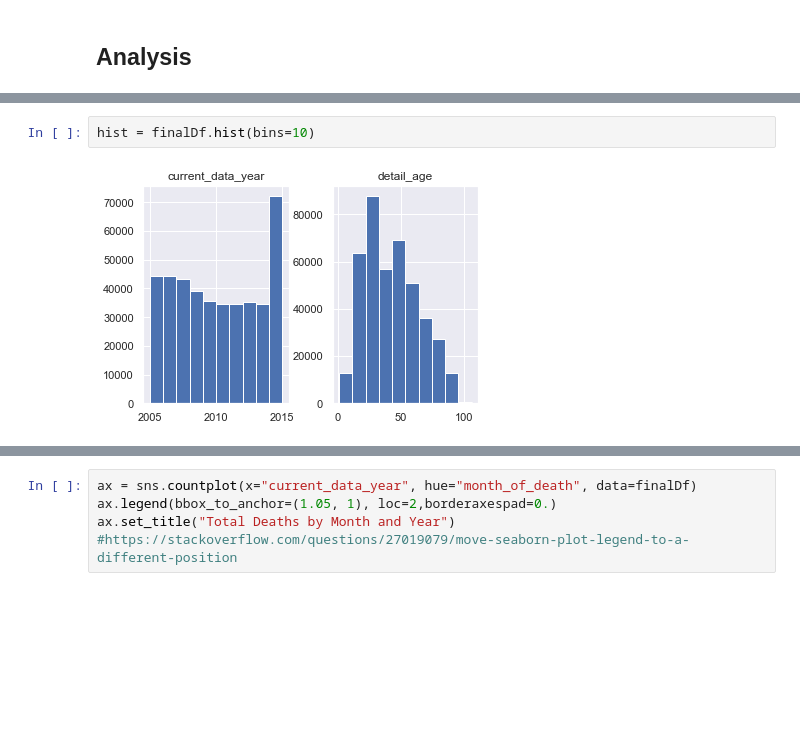
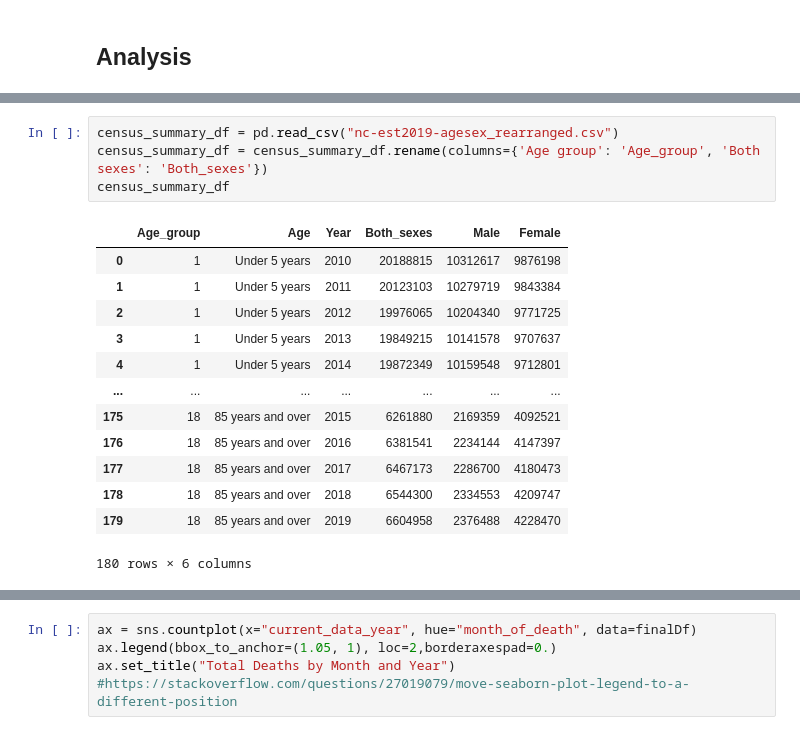
Before and after one commit to MimiBebe/Project-1Team3, a Jupyter notebook: Barbara.ipynb, the cells around one changed output, grey strips where cells are left out. Saved outputs shown, nothing was run; the diff lists cells and outputs as text; blank space fills up the shorter version.

```diff
--- a/Barbara.ipynb
+++ b/Barbara.ipynb
@@ -230,4 +209,18 @@ pd.read_csv("nc-est2019-agesex.csv")
-# %%
-hist = finalDf.hist(bins=10)
-# %% [output]
-[figure, removed]
+# %%
+census_summary_df = pd.read_csv("nc-est2019-agesex_rearranged.csv")
+census_summary_df = census_summary_df.rename(columns={'Age group': 'Age_group', 'Both sexes': 'Both_sexes'})
+census_summary_df
+# %% [output]
+|  | Age_group | Age | Year | Both_sexes | Male | Female |
+| 0 | 1 | Under 5 years | 2010 | 20188815 | 10312617 | 9876198 |
+| 1 | 1 | Under 5 years | 2011 | 20123103 | 10279719 | 9843384 |
+| 2 | 1 | Under 5 years | 2012 | 19976065 | 10204340 | 9771725 |
+| 3 | 1 | Under 5 years | 2013 | 19849215 | 10141578 | 9707637 |
+| 4 | 1 | Under 5 years | 2014 | 19872349 | 10159548 | 9712801 |
+| ... | ... | ... | ... | ... | ... | ... |
+| 175 | 18 | 85 years and over | 2015 | 6261880 | 2169359 | 4092521 |
+| 176 | 18 | 85 years and over | 2016 | 6381541 | 2234144 | 4147397 |
+| 177 | 18 | 85 years and over | 2017 | 6467173 | 2286700 | 4180473 |
+| 178 | 18 | 85 years and over | 2018 | 6544300 | 2334553 | 4209747 |
+| 179 | 18 | 85 years and over | 2019 | 6604958 | 2376488 | 4228470 |
+180 rows × 6 columns
```
Also changed, not shown: parts of 9 cells of this notebook.
